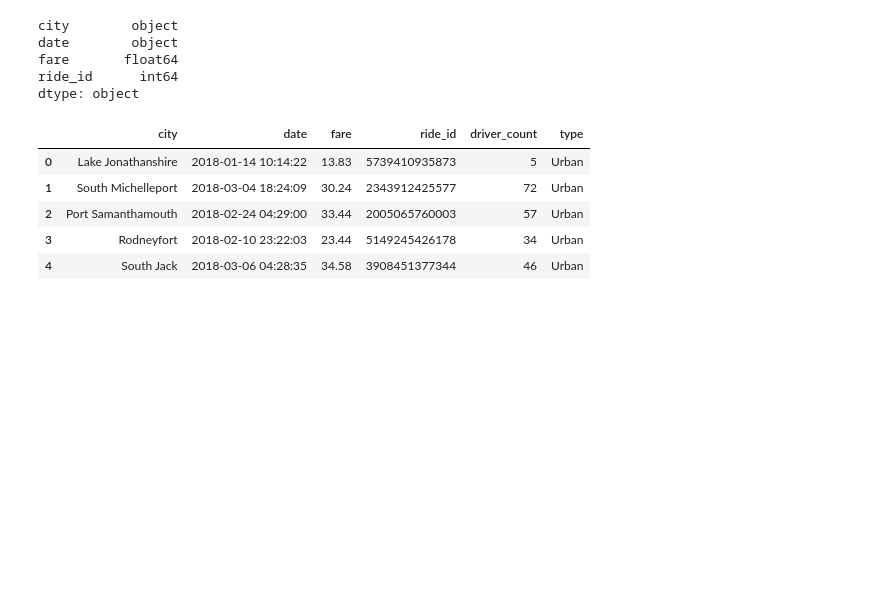
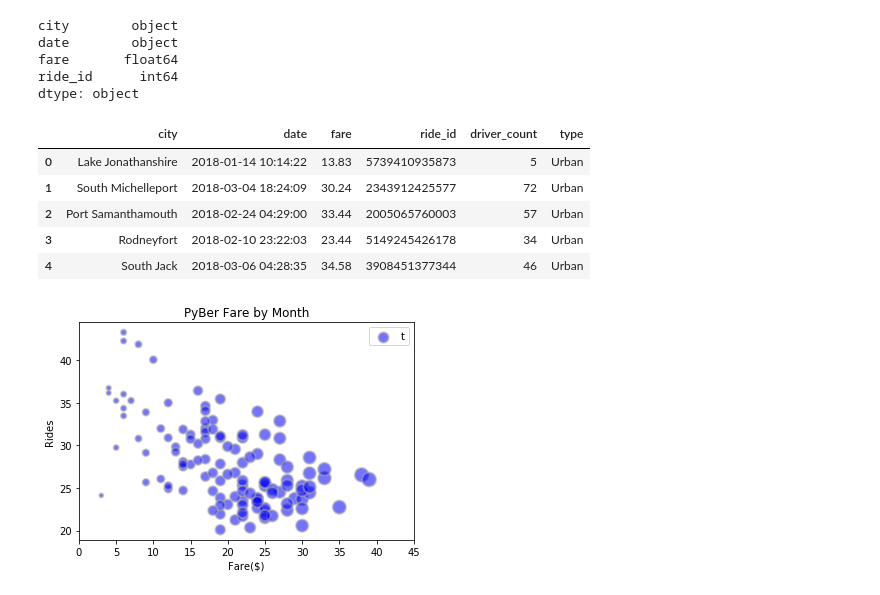
Before and after one commit to damianperreira/PyBer_Analysis, a Jupyter notebook: PyBer.ipynb, the cells around one changed output. Cells and saved outputs as stored; diff of their text form; code cells hidden in the pictures; blank space fills up the shorter version.

Commit message:
Bubble Chart

```diff
--- a/PyBer.ipynb
+++ b/PyBer.ipynb
@@ -122,3 +124,23 @@ pyber_data_df.head()
 | 2 | Port Samanthamouth | 2018-02-24 04:29:00 | 33.44 | 2005065760003 | 57 | Urban |
 | 3 | Rodneyfort | 2018-02-10 23:22:03 | 23.44 | 5149245426178 | 34 | Urban |
 | 4 | South Jack | 2018-03-06 04:28:35 | 34.58 | 3908451377344 | 46 | Urban |
+# %%
+"""Omar has asked you to create a bubble chart that showcases the average fare versus the total number of rides
+with bubble size based on the average number of drivers for each city type: urban, suburban, and rural."""
+# MY ATTEMPT
+x_axis = pyber_data_df.groupby(['city'])['fare'].mean()
+y_axis = pyber_data_df.groupby(['city'])['ride_id'].count()
+
+fig, ax = plt.subplots()
+plt.scatter(y_axis, x_axis, s=y_axis*5,c='blue',alpha=0.55,edgecolors='darkgray',linewidths=2)
+
+plt.xlim(0, 45)
+plt.xlabel("Fare($)")
+plt.ylabel("Rides")
+
+plt.title("PyBer Fare by Month")
+
+plt.legend('type')
+plt.show()
+# %% [output]
+[figure, added]
```
Also changed, not shown: parts of 14 cells of this notebook, 3 other files.
